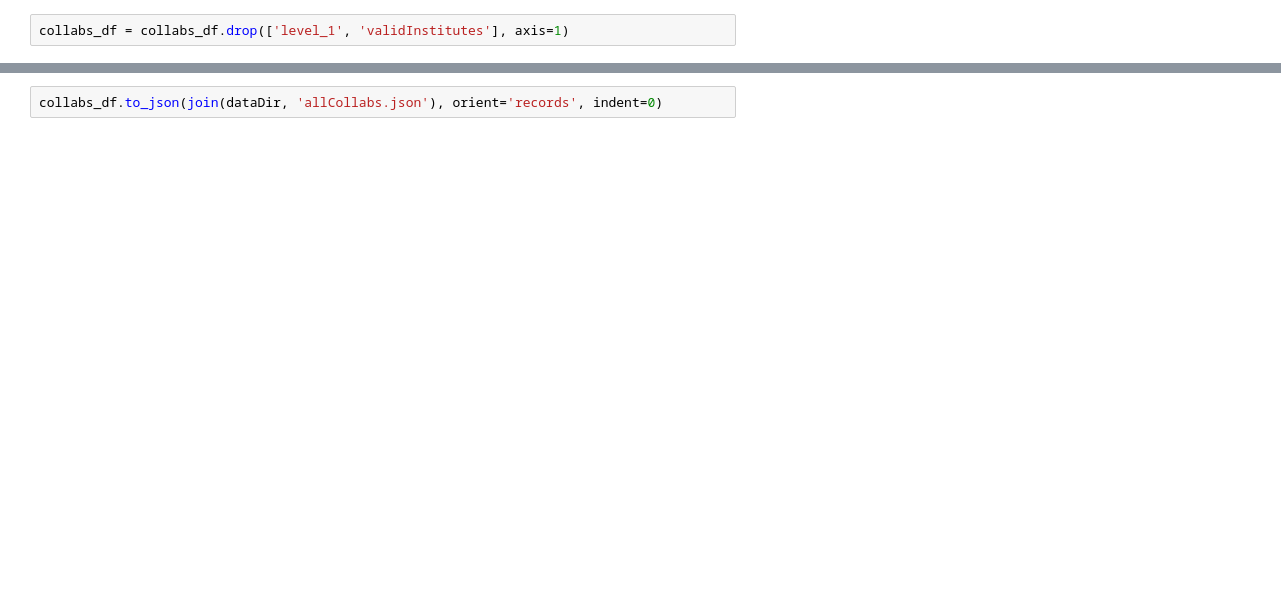
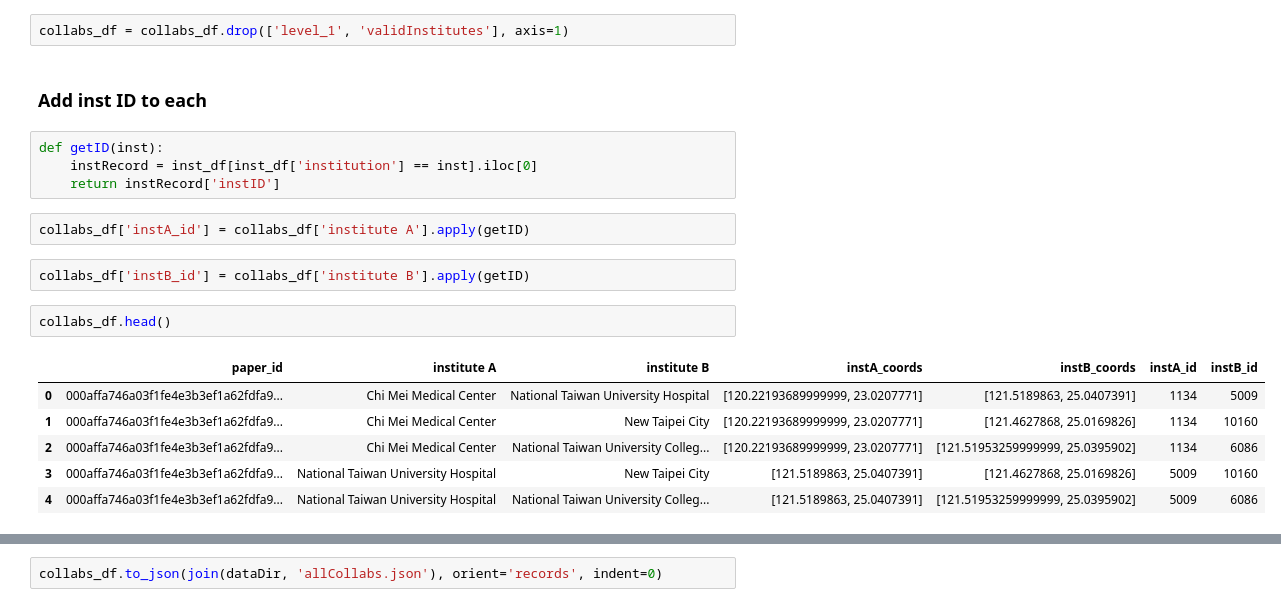
Before and after one commit to jeffmacinnes/COVID_vis, a Jupyter notebook: notebooks/collaborations.ipynb, the cells around one changed output, grey strips where cells are left out. Saved outputs shown, nothing was run; the diff lists cells and outputs as text; blank space fills up the shorter version.

```diff
--- a/notebooks/collaborations.ipynb
+++ b/notebooks/collaborations.ipynb
@@ -222,3 +230,22 @@ collabs_df.head()
 | 4 | 000affa746a03f1fe4e3b3ef1a62fdfa9... | 4 | National Taiwan University Hospital | National Taiwan University Colleg... | True | [121.5189863, 25.0407391] | [121.51953259999999, 25.0395902] |
 # %%
 collabs_df = collabs_df.drop(['level_1', 'validInstitutes'], axis=1)
+# %% [markdown]
+### Add inst ID to each
+# %%
+def getID(inst):
+    instRecord = inst_df[inst_df['institution'] == inst].iloc[0]
+    return instRecord['instID']
+# %%
+collabs_df['instA_id'] = collabs_df['institute A'].apply(getID)
+# %%
+collabs_df['instB_id'] = collabs_df['institute B'].apply(getID)
+# %%
+collabs_df.head()
+# %% [output]
+|  | paper_id | institute A | institute B | instA_coords | instB_coords | instA_id | instB_id |
+| 0 | 000affa746a03f1fe4e3b3ef1a62fdfa9... | Chi Mei Medical Center | National Taiwan University Hospital | [120.22193689999999, 23.0207771] | [121.5189863, 25.0407391] | 1134 | 5009 |
+| 1 | 000affa746a03f1fe4e3b3ef1a62fdfa9... | Chi Mei Medical Center | New Taipei City | [120.22193689999999, 23.0207771] | [121.4627868, 25.0169826] | 1134 | 10160 |
+| 2 | 000affa746a03f1fe4e3b3ef1a62fdfa9... | Chi Mei Medical Center | National Taiwan University Colleg... | [120.22193689999999, 23.0207771] | [121.51953259999999, 25.0395902] | 1134 | 6086 |
+| 3 | 000affa746a03f1fe4e3b3ef1a62fdfa9... | National Taiwan University Hospital | New Taipei City | [121.5189863, 25.0407391] | [121.4627868, 25.0169826] | 5009 | 10160 |
+| 4 | 000affa746a03f1fe4e3b3ef1a62fdfa9... | National Taiwan University Hospital | National Taiwan University Colleg... | [121.5189863, 25.0407391] | [121.51953259999999, 25.0395902] | 5009 | 6086 |
```
Also changed, not shown: parts of 14 cells of this notebook, 5 other files.
